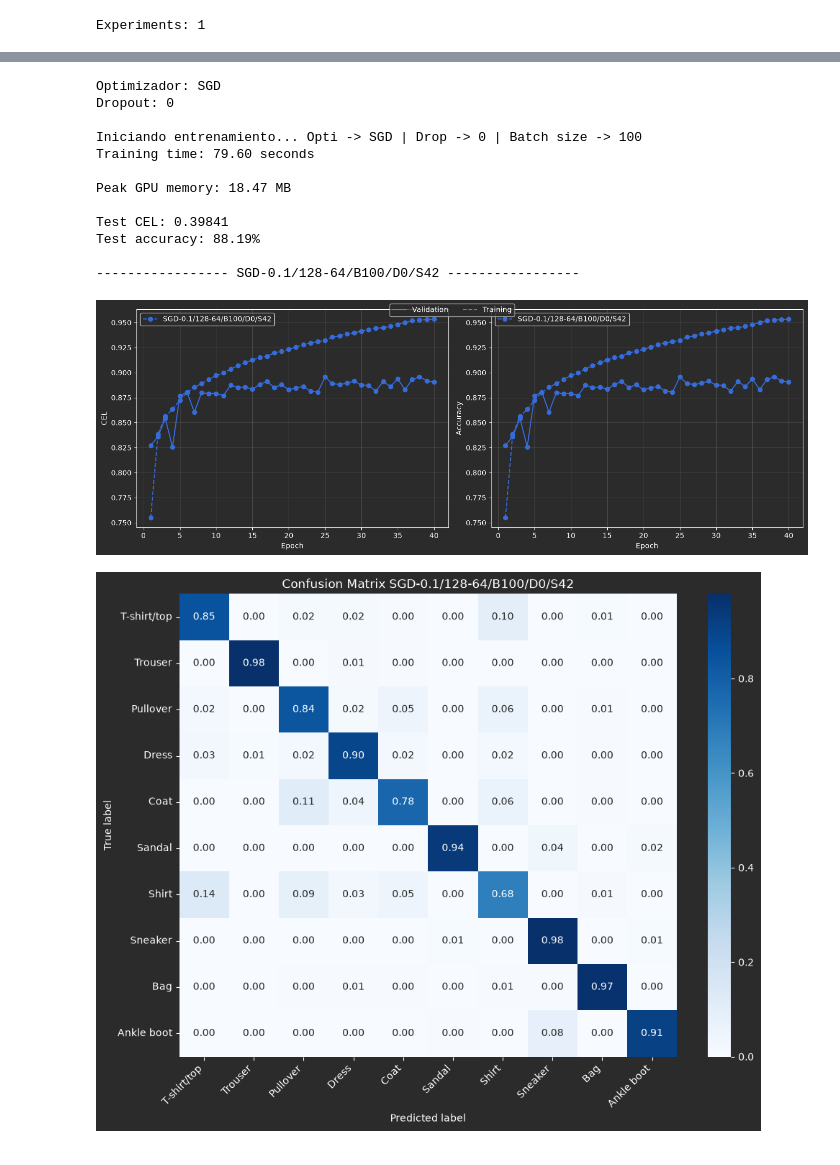
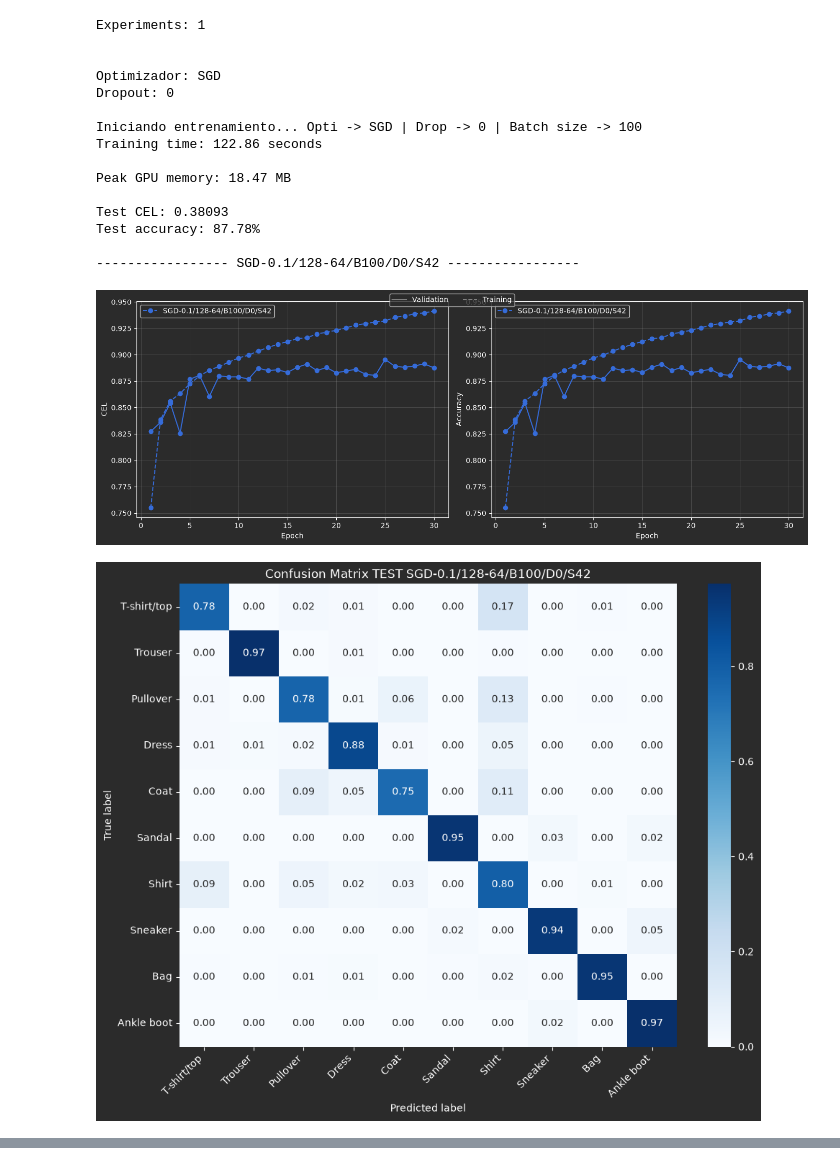
Before and after one commit to alexwicher/RedesNeuronales, a Jupyter notebook: pract11/Guia11Reformat/juego11.ipynb, the cells around one changed output, grey strips where cells are left out. Saved outputs shown, nothing was run; the diff lists cells and outputs as text; code cells hidden in the pictures.

```diff
--- a/pract11/Guia11Reformat/juego11.ipynb
+++ b/pract11/Guia11Reformat/juego11.ipynb
@@ -176,31 +176,56 @@ dropout = [
 ]
 
 seeds = [42]
 
 
 #i choose  SGD-0.1/128-64/B100/D0
 def gen_expies(opti, batches, neurons, dropout, seeds):
     expies = {}
 
     for (optimizer, lr), batch, (n1, n2), drop,seed in product(
             opti, batches, neurons, dropout,seeds
     ):
         title = f"{optimizer}-{lr}/{n1}-{n2}/B{batch}/D{drop}/S{seed}"
 
         expies[title] = Config(
             lr=lr,
             seed=seed,
             dropout_p=drop,
-            epochs=40,
+            epochs=30,
             optimizer_name=optimizer,
             neuron1=n1,
             neuron2=n2,
             batch_size=batch,
         )
     print(f"\nExperiments: {len(expies)}\n")
     return expies
 
 
 expies = gen_expies(opti, batches, neurons, dropout,seeds)
+
+aftermath = pre_run(expies, data_loaders)
+
+viewAftermath(aftermath)
+
+import winsound
+for _ in range(14):
+    winsound.MessageBeep(winsound.MB_ICONEXCLAMATION)
+    time.sleep(0.5)
 # %% [output]
 Experiments: 1
+
+
+Optimizador: SGD
+Dropout: 0
+
+Iniciando entrenamiento... Opti -> SGD | Drop -> 0 | Batch size -> 100
+Training time: 122.86 seconds
+
+Peak GPU memory: 18.47 MB
+
+Test CEL: 0.38093
+Test accuracy: 87.78%
+
+----------------- SGD-0.1/128-64/B100/D0/S42 -----------------
+[figure, added]
+[figure, added]
@@ -207,17 +257,0 @@ Experiments: 1
-# %%
-aftermath = pre_run(expies, data_loaders)
-# %% [output]
-Optimizador: SGD
-Dropout: 0
-
-Iniciando entrenamiento... Opti -> SGD | Drop -> 0 | Batch size -> 100
-Training time: 79.60 seconds
-
-Peak GPU memory: 18.47 MB
-
-Test CEL: 0.39841
-Test accuracy: 88.19%
-
------------------ SGD-0.1/128-64/B100/D0/S42 -----------------
-[figure, removed]
-[figure, removed]
```
Also changed, not shown: parts of 2 cells of this notebook, 2 other files.
